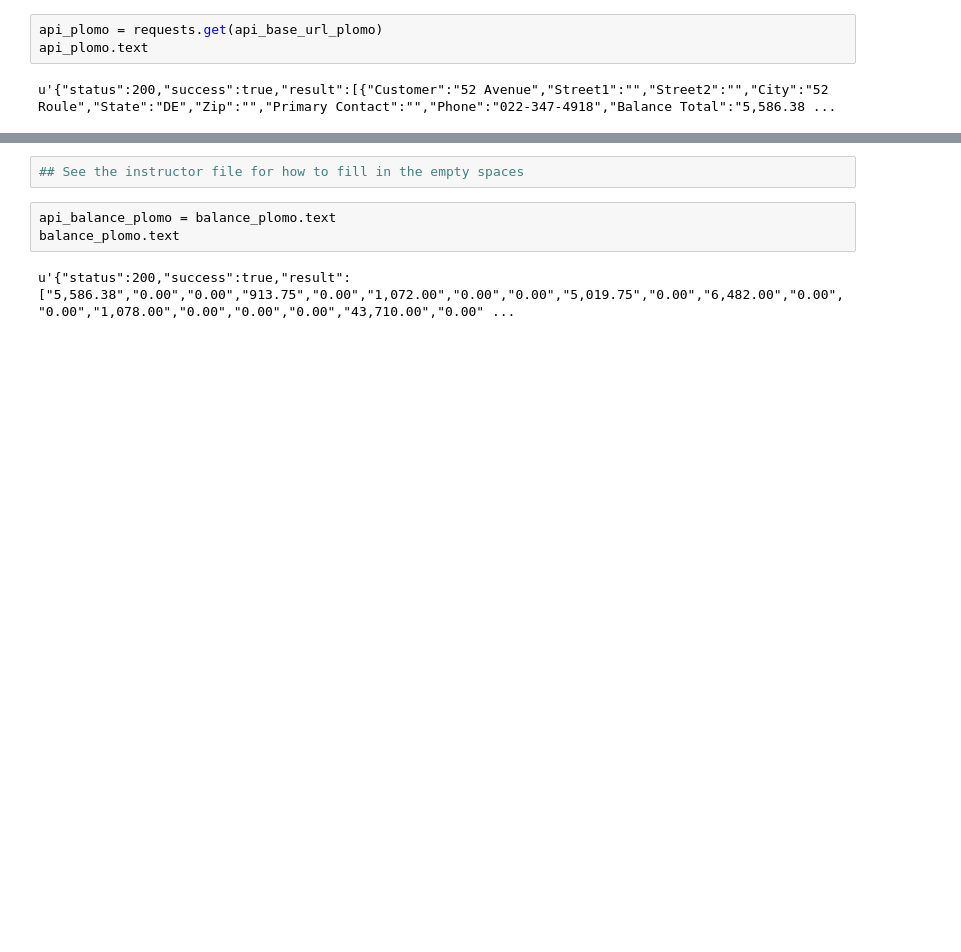
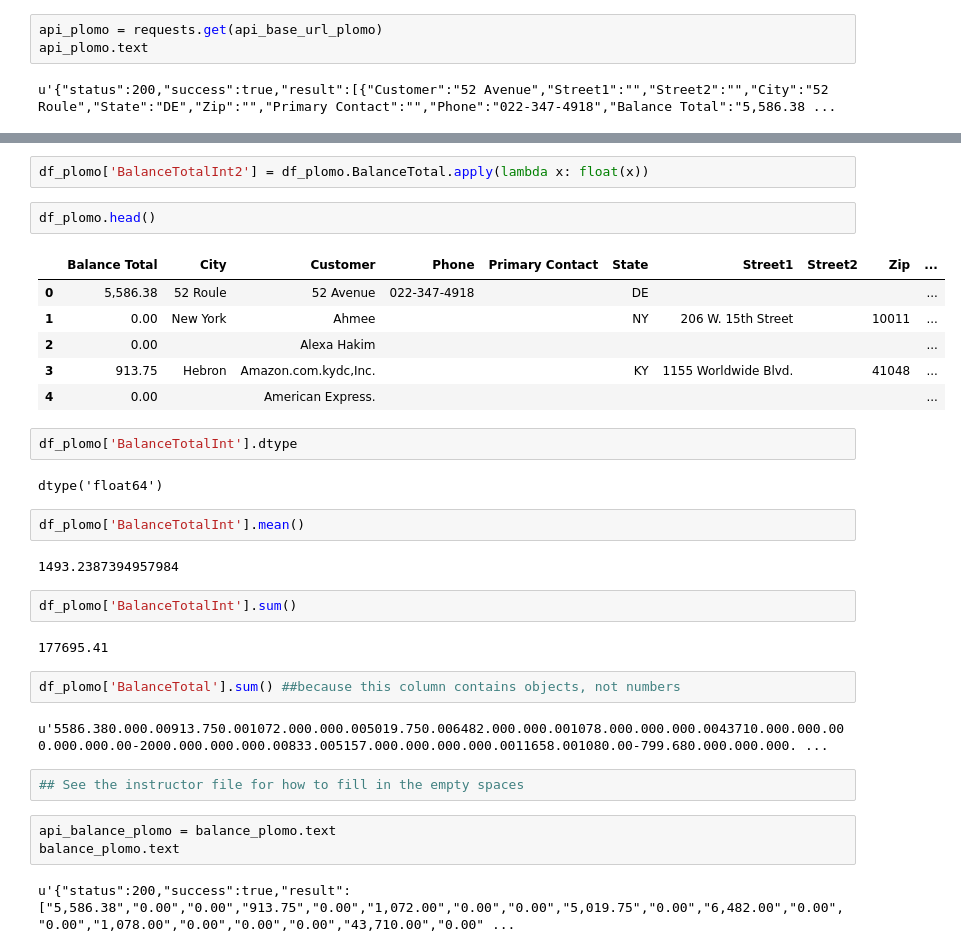
Before and after one commit to mwnachman/DAT_SF_18, a Jupyter notebook: labs/lab_04/lab_04_Meredith.ipynb, the cells around one changed output, grey strips where cells are left out. Drawn from its saved outputs; the diff is of its cells as text; blank space fills up the shorter version.

```diff
--- a/labs/lab_04/lab_04_Meredith.ipynb
+++ b/labs/lab_04/lab_04_Meredith.ipynb
@@ -164,3 +237,30 @@ u'{"status":200,"success":true,"result":[{"Customer":"52 Avenue","Street1":"","S
+# %%
+df_plomo['BalanceTotalInt2'] = df_plomo.BalanceTotal.apply(lambda x: float(x))
+# %%
+df_plomo.head()
+# %% [output]
+|  | Balance Total | City | Customer | Phone | Primary Contact | State | Street1 | Street2 | Zip | ... |
+| 0 | 5,586.38 | 52 Roule | 52 Avenue | 022-347-4918 |  | DE |  |  |  | ... |
+| 1 | 0.00 | New York | Ahmee |  |  | NY | 206 W. 15th Street |  | 10011 | ... |
+| 2 | 0.00 |  | Alexa Hakim |  |  |  |  |  |  | ... |
+| 3 | 913.75 | Hebron | Amazon.com.kydc,Inc. |  |  | KY | 1155 Worldwide Blvd. |  | 41048 | ... |
+| 4 | 0.00 |  | American Express. |  |  |  |  |  |  | ... |
+# %%
+df_plomo['BalanceTotalInt'].dtype
+# %% [output]
+dtype('float64')
+# %%
+df_plomo['BalanceTotalInt'].mean()
+# %% [output]
+1493.2387394957984
+# %%
+df_plomo['BalanceTotalInt'].sum()
+# %% [output]
+177695.41
+# %%
+df_plomo['BalanceTotal'].sum() ##because this column contains objects, not numbers
+# %% [output]
+u'5586.380.000.00913.750.001072.000.000.005019.750.006482.000.000.001078.000.000.000.0043710.000.000.000.000.000.00-2000.000.000.000.00833.005157.000.000.000.000.0011658.001080.00-799.680.000.000.000. ...
 # %%
 ## See the instructor file for how to fill in the empty spaces
 # %%
```
Also changed, not shown: parts of 23 cells of this notebook, 1 other file.
